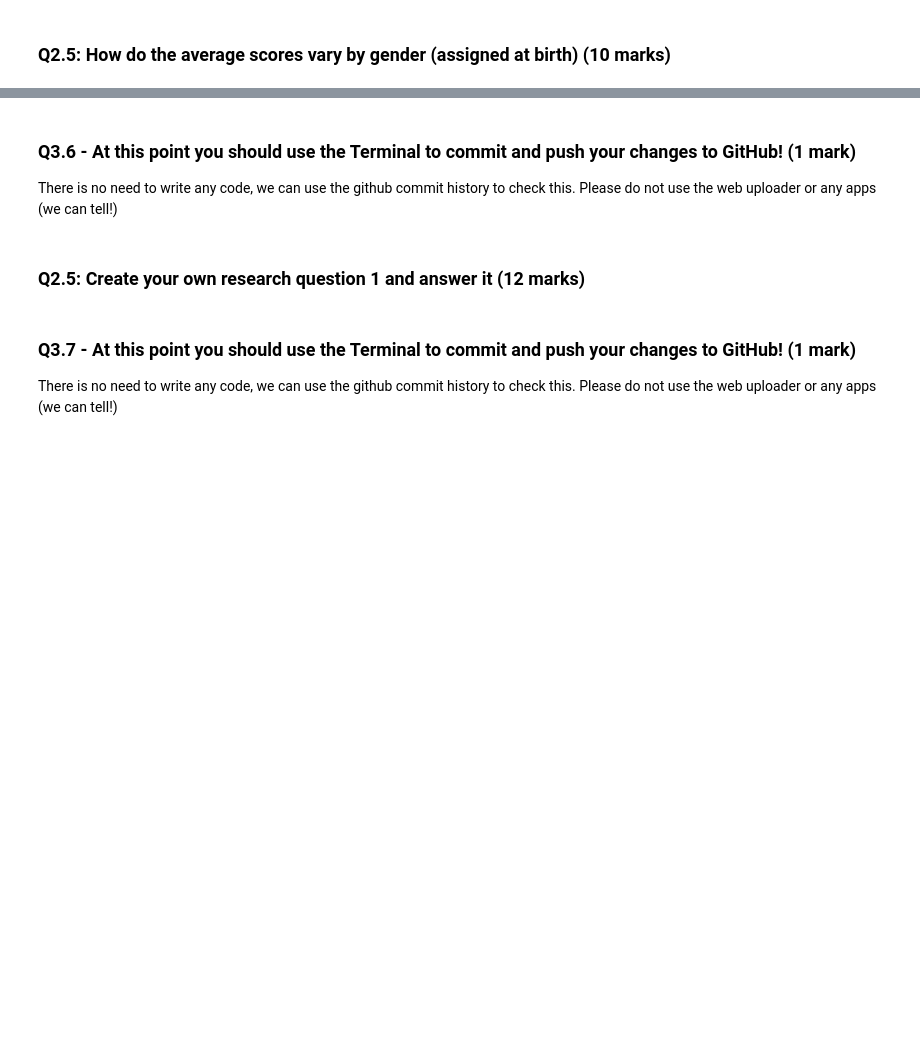
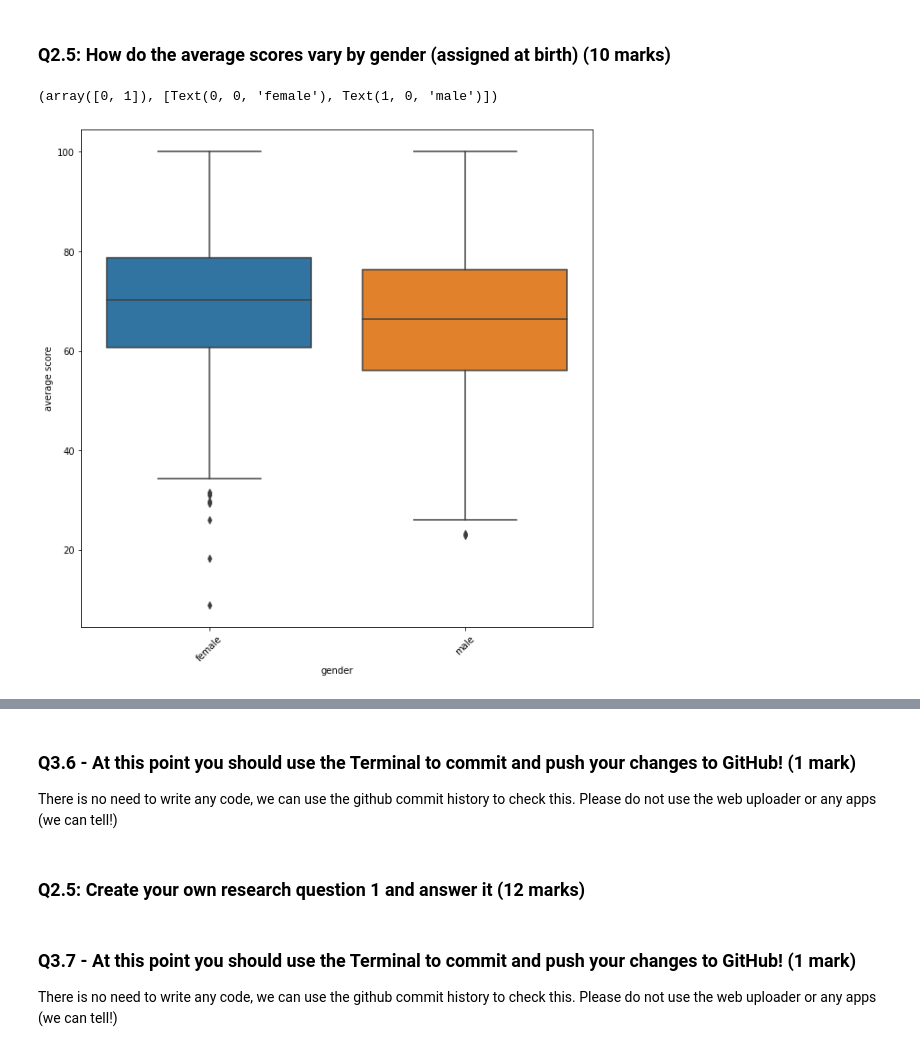
Before and after one commit to josepena97/DATA301Test, a Jupyter notebook: Exam.ipynb, the cells around one changed output, grey strips where cells are left out. Cells and saved outputs as stored; diff of their text form; code cells hidden in the pictures; blank space fills up the shorter version.

```diff
--- a/Exam.ipynb
+++ b/Exam.ipynb
@@ -532,0 +556,9 @@ Good luck!
+# %%
+# Your solution here (feel free to add more cells as needed).
+plt.figure(figsize=(10.0,10.0))
+parental_order = ["1-some high school", "2-high school", "3-some college", "4-associate's degree", "5-bachelor's degree", "6-master's degree"]
+ax =sns.boxplot(data=df, x="gender", y="average score")
+plt.xticks(rotation=45)
+# %% [output]
+(array([0, 1]), [Text(0, 0, 'female'), Text(1, 0, 'male')])
+[figure, added]
```
Also changed, not shown: parts of 7 cells of this notebook.
